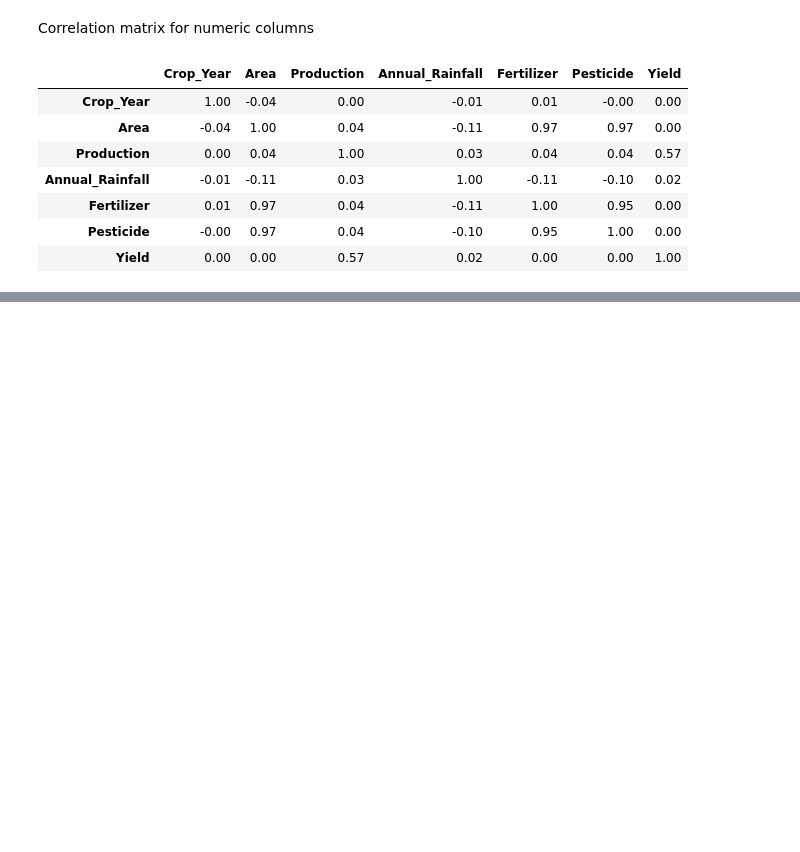
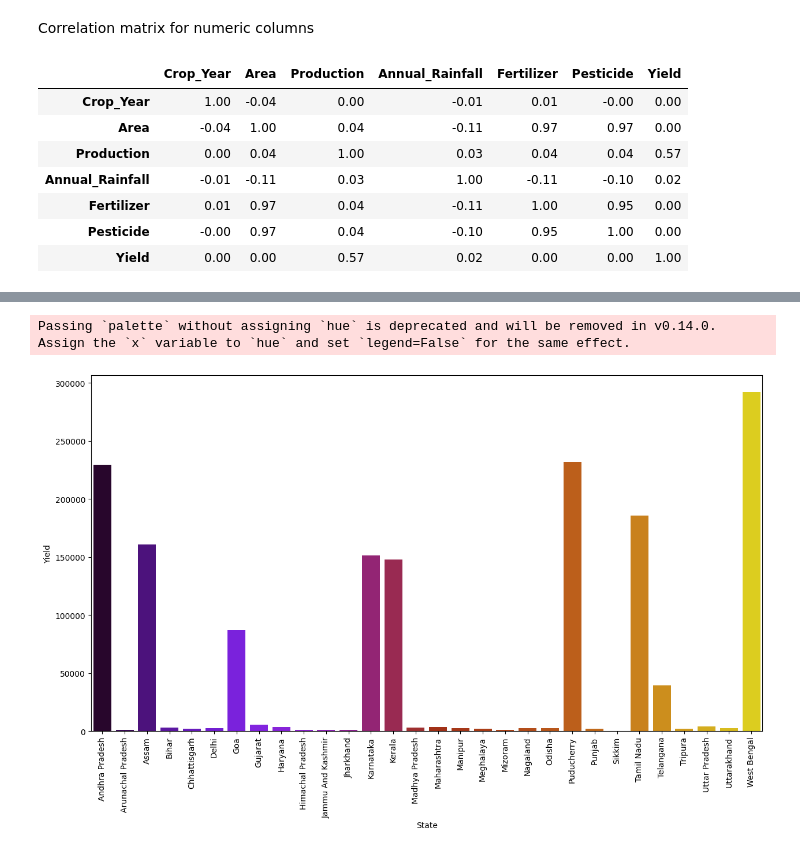
Before and after one commit to Dheerajraut4902/Project-work, a Jupyter notebook: test.ipynb, the cells around one changed output, grey strips where cells are left out. Drawn from its saved outputs; the diff is of its cells as text; code cells hidden in the pictures; blank space fills up the shorter version.

```diff
--- a/test.ipynb
+++ b/test.ipynb
@@ -174,0 +197,2 @@ NameError: name 'px' is not defined
+# %%
+df= df[df['Crop_Year']  !=2020]
@@ -174,0 +279,9 @@ NameError: name 'px' is not defined
+# %%
+df_state = df.groupby('State',as_index=False)['Yield'].sum()
+plt.figure(figsize = (15,8))
+sns.barplot(x = df_state['State'], y=df_state['Yield'], palette = 'gnuplot')
+plt.xticks(rotation = 90)
+plt.show()
+# %% [output]
+Passing `palette` without assigning `hue` is deprecated and will be removed in v0.14.0. Assign the `x` variable to `hue` and set `legend=False` for the same effect.
+[figure, added]
```
Also changed, not shown: parts of 226 cells of this notebook.
